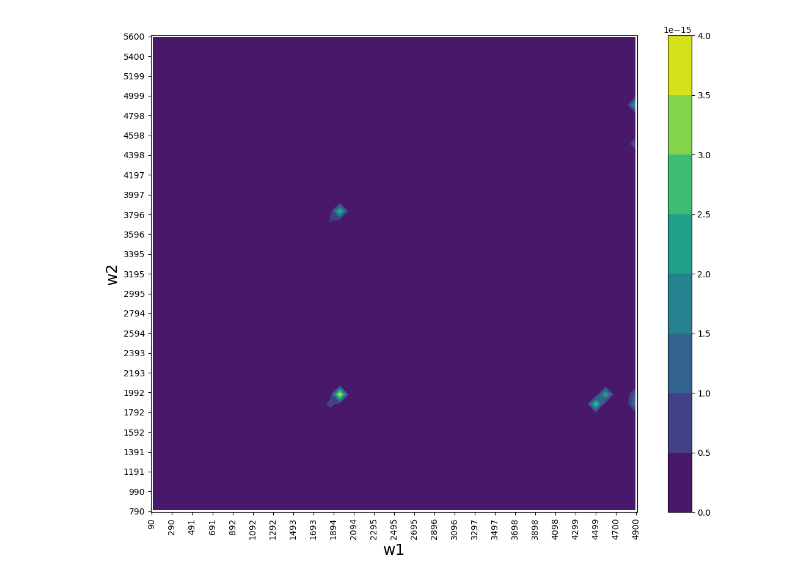
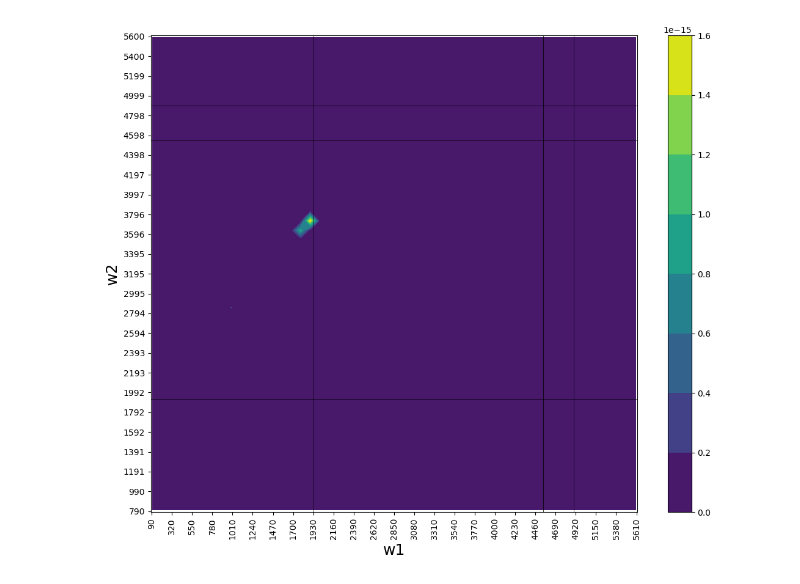
Before and after one commit to wilson-gv-project/wilson-gv, a Jupyter notebook: clean2DIR.ipynb, the cells around one changed output. Saved outputs shown, nothing was run; the diff lists cells and outputs as text; code cells hidden in the pictures.

```diff
--- a/clean2DIR.ipynb
+++ b/clean2DIR.ipynb
@@ -284,7 +294,7 @@ deriv_alpha = [deriv_alpha_first, deriv_alpha_second]
 suscept_tensor_comps = [[2], [2], [2], [2]]
 
 Gamma = 0.0001
-Delta = {'aa': 70, 'bb': 50, 'ab': 70, 'bc': 50, 'abc': 90}
+Delta = {'aa': 70, 'bb': 30, 'ab': 70, 'bc': 80, 'abc': 120}
 
 w = {0: 1927.08382347, 1: 4545.77721188, 2: 4896.43798171}
 
@@ -294,16 +304,16 @@ F[0, 1, 2] = 170.24
 w2_s = 800
 w2_e = 5590
 w1_s = w2_s-700
-w1_e = w2_e-700
+w1_e = w2_e+10#-700
 Nfreqs = 50
 
 ranges = (w1_s, w1_e, w2_s, w2_e, Nfreqs)
 data = [[], [], w, deriv_mu, deriv_alpha, Gamma, Delta, suscept_tensor_comps, F]
 # %%
-settings = {'el_t2':True,
-            'mech_on':True, 'mech_t2':False, 'mech_t3':False,
-            'w1mw2_axis': False, 'printing': False, 'show_fundamentals': False
+settings = {'el_t2':False,
+            'mech_on':False, 'mech_t2':False, 'mech_t3':False,
+            'w1mw2_axis': False, 'printing': False, 'show_fundamentals': True
             }
 plotspectrum(ranges, data, settings)
 # %% [output]
-[figure, old version]
+[figure, new version]
```
Also changed, not shown: parts of 1 cell of this notebook.
